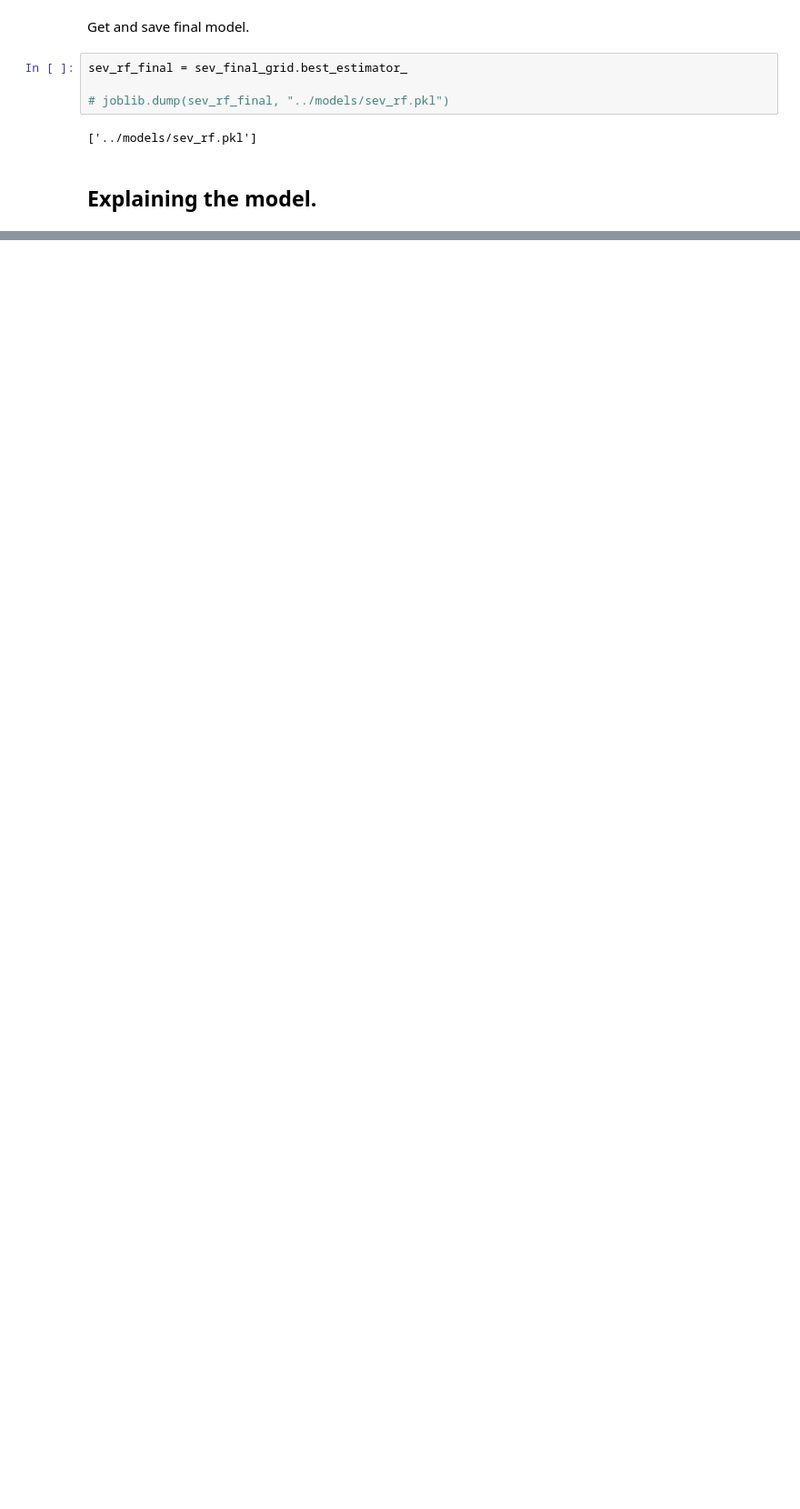
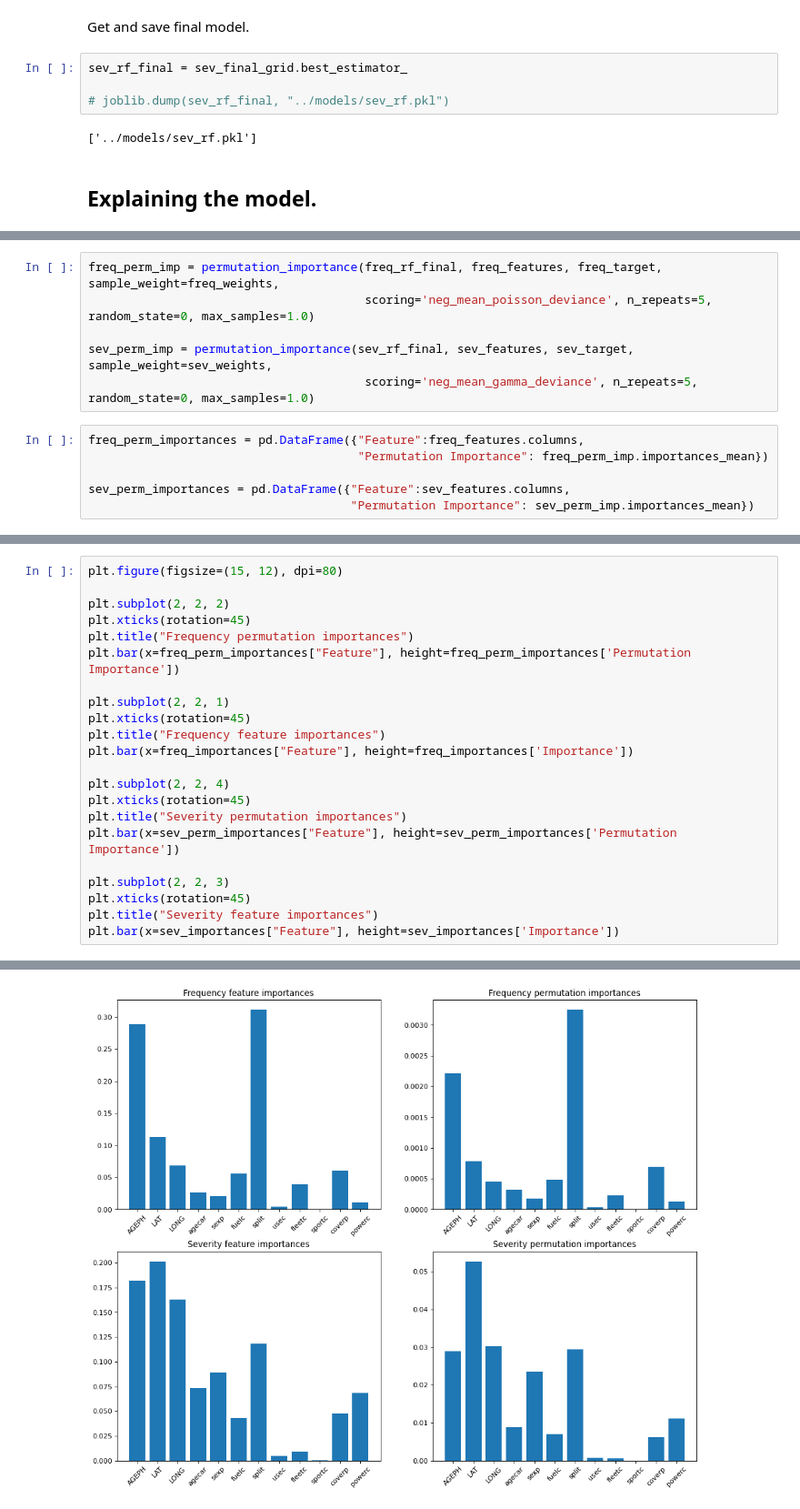
Before and after one commit to galezon/DSNLI-Project, a Jupyter notebook: random_trees/main.ipynb, the cells around one changed output, grey strips where cells are left out. Shown at 91% size. Saved outputs shown, nothing was run; the diff lists cells and outputs as text; blank space fills up the shorter version.

Commit message:
finished RandomForest regression

```diff
--- a/random_trees/main.ipynb
+++ b/random_trees/main.ipynb
@@ -534,0 +577,12 @@ depthsix_ninety
+# %%
+freq_perm_imp = permutation_importance(freq_rf_final, freq_features, freq_target, sample_weight=freq_weights,
+                                       scoring='neg_mean_poisson_deviance', n_repeats=5, random_state=0, max_samples=1.0)
+
+sev_perm_imp = permutation_importance(sev_rf_final, sev_features, sev_target, sample_weight=sev_weights,
+                                       scoring='neg_mean_gamma_deviance', n_repeats=5, random_state=0, max_samples=1.0)
+# %%
+freq_perm_importances = pd.DataFrame({"Feature":freq_features.columns,
+                                      "Permutation Importance": freq_perm_imp.importances_mean})
+
+sev_perm_importances = pd.DataFrame({"Feature":sev_features.columns,
+                                     "Permutation Importance": sev_perm_imp.importances_mean})
@@ -534,0 +595,23 @@ depthsix_ninety
+# %%
+plt.figure(figsize=(15, 12), dpi=80)
+
+plt.subplot(2, 2, 2)
+plt.xticks(rotation=45)
+plt.title("Frequency permutation importances")
+plt.bar(x=freq_perm_importances["Feature"], height=freq_perm_importances['Permutation Importance'])
+
+plt.subplot(2, 2, 1)
+plt.xticks(rotation=45)
+plt.title("Frequency feature importances")
+plt.bar(x=freq_importances["Feature"], height=freq_importances['Importance'])
+
+plt.subplot(2, 2, 4)
+plt.xticks(rotation=45)
+plt.title("Severity permutation importances")
+plt.bar(x=sev_perm_importances["Feature"], height=sev_perm_importances['Permutation Importance'])
+
+plt.subplot(2, 2, 3)
+plt.xticks(rotation=45)
+plt.title("Severity feature importances")
+plt.bar(x=sev_importances["Feature"], height=sev_importances['Importance'])
+# %% [output]
@@ -534,0 +619 @@ depthsix_ninety
+[figure, added]
```
Also changed, not shown: parts of 39 cells of this notebook, 5 other files.
